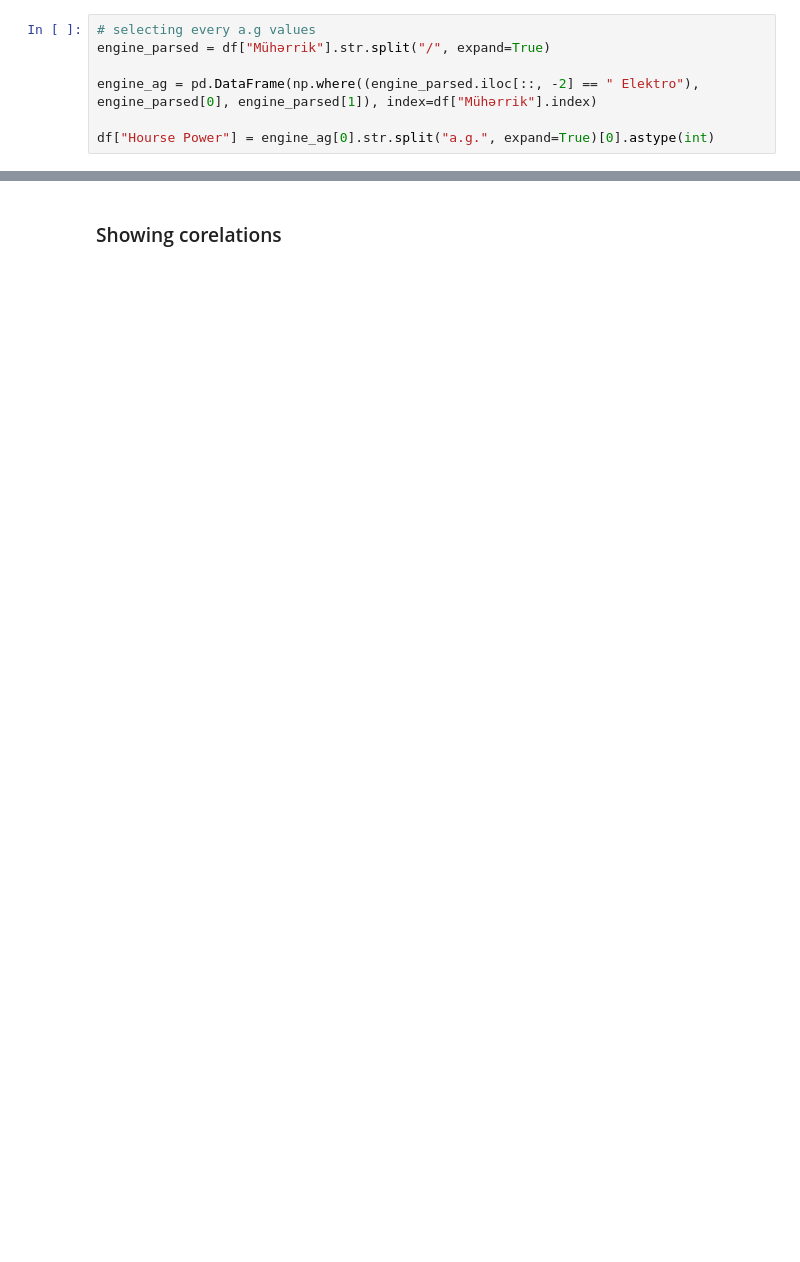
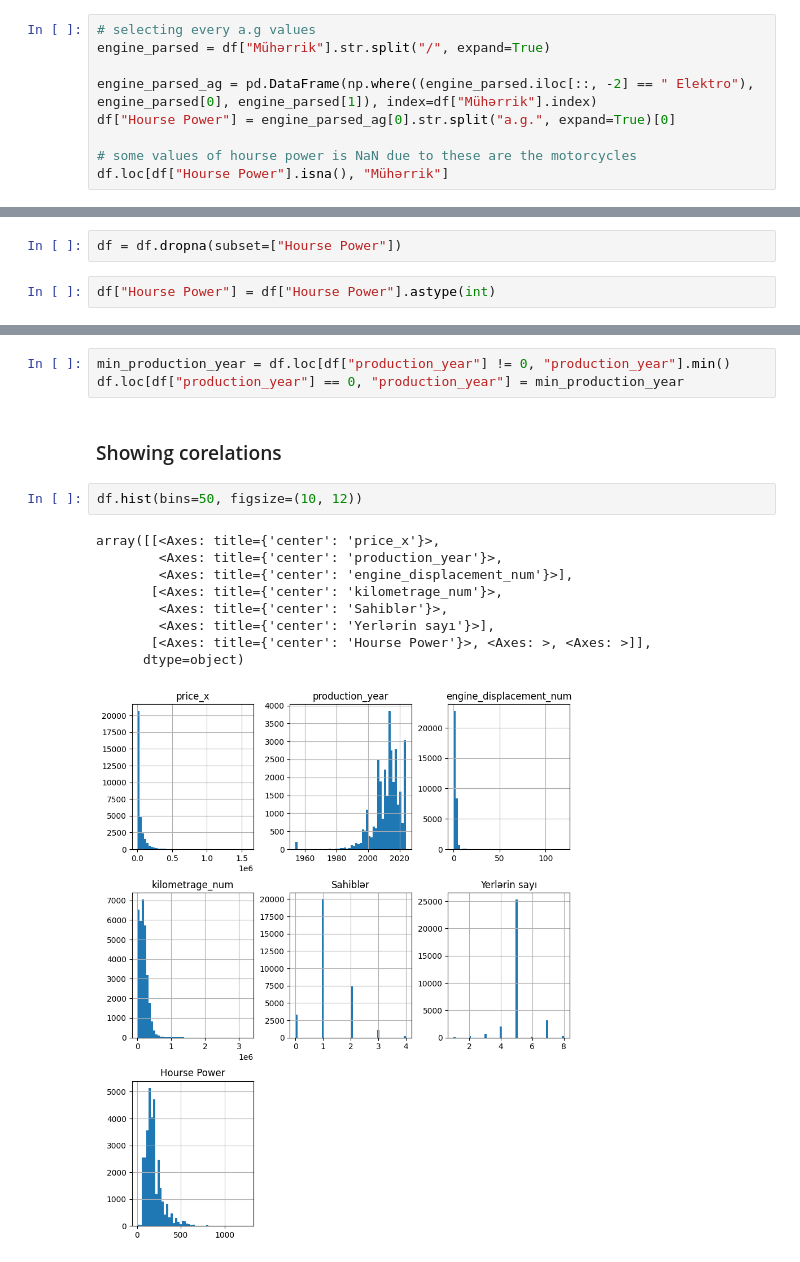
Before and after one commit to nzrv0/Machine-Learning, a Jupyter notebook: regression.ipynb, the cells around one changed output, grey strips where cells are left out. Saved outputs shown, nothing was run; the diff lists cells and outputs as text; blank space fills up the shorter version.

```diff
--- a/regression.ipynb
+++ b/regression.ipynb
@@ -147,6 +150,8 @@ Name: engine_displacement_num, Length: 197, dtype: float64
 # selecting every a.g values
 engine_parsed = df["Mühərrik"].str.split("/", expand=True)
 
-engine_ag = pd.DataFrame(np.where((engine_parsed.iloc[::, -2] == " Elektro"), engine_parsed[0], engine_parsed[1]), index=df["Mühərrik"].index)
+engine_parsed_ag = pd.DataFrame(np.where((engine_parsed.iloc[::, -2] == " Elektro"), engine_parsed[0], engine_parsed[1]), index=df["Mühərrik"].index)
+df["Hourse Power"] = engine_parsed_ag[0].str.split("a.g.", expand=True)[0]
 
-df["Hourse Power"] = engine_ag[0].str.split("a.g.", expand=True)[0].astype(int)
+# some values of hourse power is NaN due to these are the motorcycles
+df.loc[df["Hourse Power"].isna(), "Mühərrik"]
@@ -165 +166,5 @@ Name: count, dtype: int64
+# %%
+df = df.dropna(subset=["Hourse Power"])
+# %%
+df["Hourse Power"] = df["Hourse Power"].astype(int)
 # %%
@@ -208,2 +188,17 @@ df
+# %%
+min_production_year = df.loc[df["production_year"] != 0, "production_year"].min()
+df.loc[df["production_year"] == 0, "production_year"] = min_production_year
 # %% [markdown]
 ### Showing corelations
+# %%
+df.hist(bins=50, figsize=(10, 12))
+# %% [output]
+array([[<Axes: title={'center': 'price_x'}>,
+        <Axes: title={'center': 'production_year'}>,
+        <Axes: title={'center': 'engine_displacement_num'}>],
+       [<Axes: title={'center': 'kilometrage_num'}>,
+        <Axes: title={'center': 'Sahiblər'}>,
+        <Axes: title={'center': 'Yerlərin sayı'}>],
+       [<Axes: title={'center': 'Hourse Power'}>, <Axes: >, <Axes: >]],
+      dtype=object)
+[figure, added]
```
Also changed, not shown: parts of 30 cells of this notebook.
